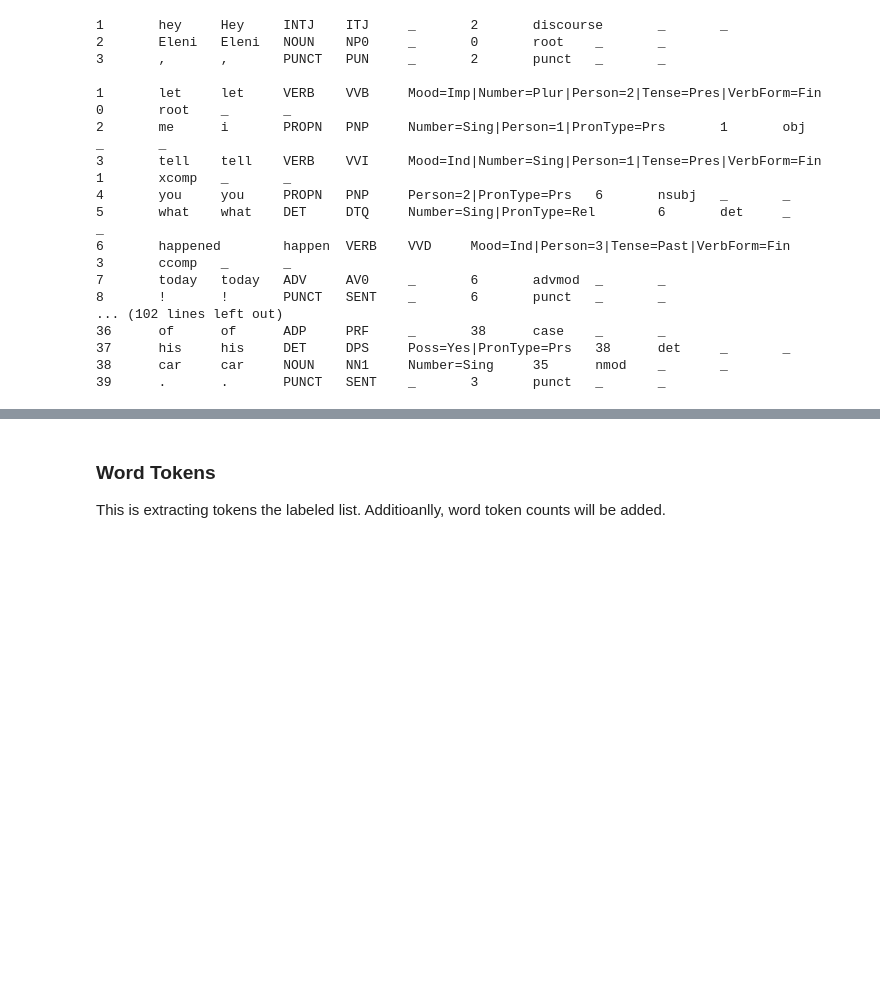
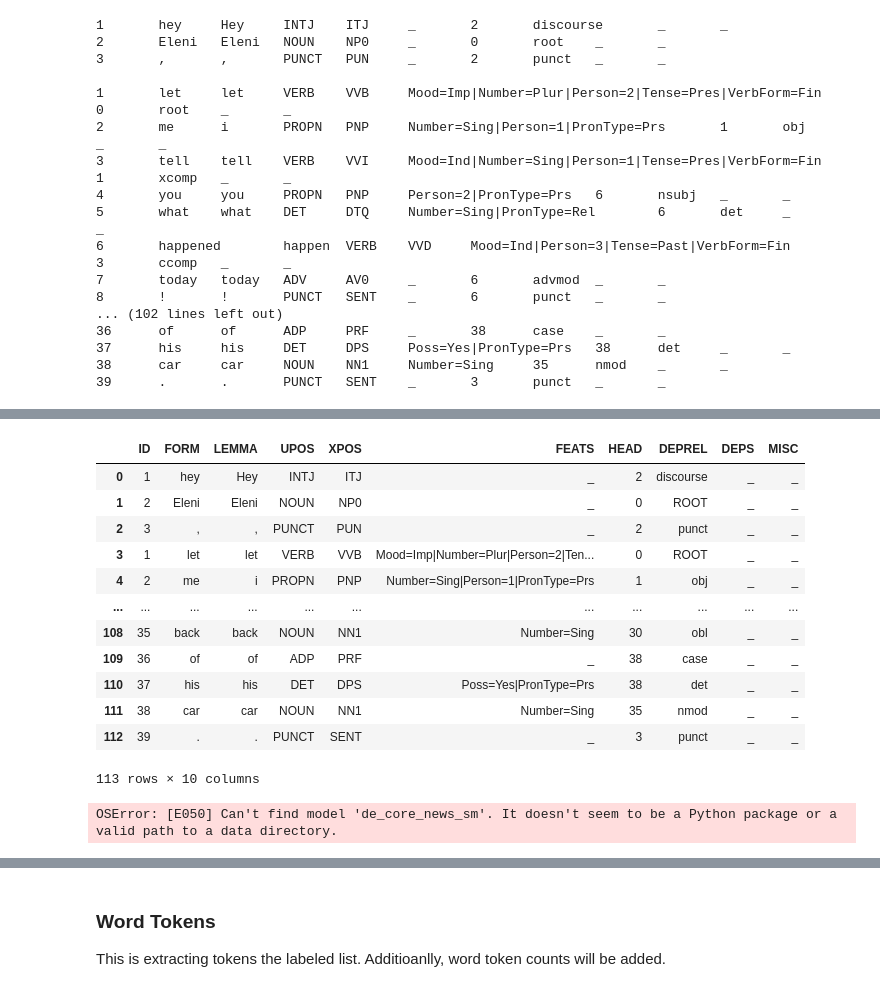
Before and after one commit to Data-Science-for-Linguists-2025/DEU-ENG-Mono-and-Billingual-Speakers, a Jupyter notebook: LoadingRUEGData.ipynb, the cells around one changed output, grey strips where cells are left out. Drawn from its saved outputs; the diff is of its cells as text; code cells hidden in the pictures; blank space fills up the shorter version.

Commit message:
worked more with conLL and spacy parsing

```diff
--- a/LoadingRUEGData.ipynb
+++ b/LoadingRUEGData.ipynb
@@ -621,11 +553,0 @@ set([len(x) for x in connebidemo])
-# %%
-connebidemo = en_bi_texts[0][1]
-connebidemo = connebidemo.replace('\t', ' ').split('\n')
-connebidemo = [x.split() for x in connebidemo]
-conLL_ann = []
-for lines in connebidemo:
-    if len(lines) == 10:
-        conLL_ann.append({'id': lines[0], 'token': lines[1], 'lemma': lines[2],
-                            'pos_uni': lines[3], 'pos_lang': lines[4], 'feats': lines[5],
-                            'head': lines[6], 'relationship': lines[7], 'misc1': lines[8],
-                            'misc2': lines[9]})
@@ -645,9 +553,0 @@ len([x['misc2'] for x in conLL_ann]))
-# %%
-connebidemo = en_bi_texts[0][1]
-path = '/Users/lilliancarlson/Documents/Data_Science/DEU-ENG-Mono-and-Billingual-Speakers/private/RUEG_corpus_0.3.0/conll/RUEG/EN/BILINGUAL/USbi01FD_fsE.txt'
-connebidemo = engconllparser.parse_conll_text_as_spacy(connebidemo)
-for sent_id, sent in enumerate(connebidemo.sents, 1):
-    print(sent._.conll_str)
-    for word in sent:
-        print(word, word.dep_)
-    print()
@@ -655,0 +554,13 @@ ValueError: Your data is in an unexpected format. Make sure that it follows the
+# %%
+connebidemo = connebidemo[:(len(connebidemo)-1)]
+# %%
+nlp = init_parser("en_core_web_sm", "spacy", include_headers=False)
+parser = ConllParser(nlp)
+connebidemo2 = parser.parse_conll_text_as_spacy(connebidemo)
+for sent_id, sent in enumerate(connebidemo2.sents, 1):
+        print(sent._.conll_pd)
+        #displacy.render(sent, style='dep', options={"compact":True})  #renders the sentences into trees, just takes up
+                                                                       #a LOT of screen space
+        for word in sent:
+            print(word, word.lemma_, word.pos_, word.dep_)
+        print()
@@ -655,0 +585,24 @@ ValueError: Your data is in an unexpected format. Make sure that it follows the
+# %%
+connebidemo2._.conll_pd
+# %% [output]
+|  | ID | FORM | LEMMA | UPOS | XPOS | FEATS | HEAD | DEPREL | DEPS | MISC |
+| 0 | 1 | hey | Hey | INTJ | ITJ | _ | 2 | discourse | _ | _ |
+| 1 | 2 | Eleni | Eleni | NOUN | NP0 | _ | 0 | ROOT | _ | _ |
+| 2 | 3 | , | , | PUNCT | PUN | _ | 2 | punct | _ | _ |
+| 3 | 1 | let | let | VERB | VVB | Mood=Imp|Number=Plur|Person=2|Ten... | 0 | ROOT | _ | _ |
+| 4 | 2 | me | i | PROPN | PNP | Number=Sing|Person=1|PronType=Prs | 1 | obj | _ | _ |
+| ... | ... | ... | ... | ... | ... | ... | ... | ... | ... | ... |
+| 108 | 35 | back | back | NOUN | NN1 | Number=Sing | 30 | obl | _ | _ |
+| 109 | 36 | of | of | ADP | PRF | _ | 38 | case | _ | _ |
+| 110 | 37 | his | his | DET | DPS | Poss=Yes|PronType=Prs | 38 | det | _ | _ |
+| 111 | 38 | car | car | NOUN | NN1 | Number=Sing | 35 | nmod | _ | _ |
+| 112 | 39 | . | . | PUNCT | SENT | _ | 3 | punct | _ | _ |
+113 rows × 10 columns
+# %%
+## trying it on the german, but we need a different (german) pipeline for this
+dnlp = init_parser("de_core_news_sm", "spacy", include_headers=False)
+dparser = ConllParser(dnlp)
+conndbidemo = de_bi_texts[0]
+connebidemo2 = parser.parse_conll_text_as_spacy(connebidemo)
+# %% [output]
+OSError: [E050] Can't find model 'de_core_news_sm'. It doesn't seem to be a Python package or a valid path to a data directory.
```
Also changed, not shown: parts of 11 cells of this notebook.
